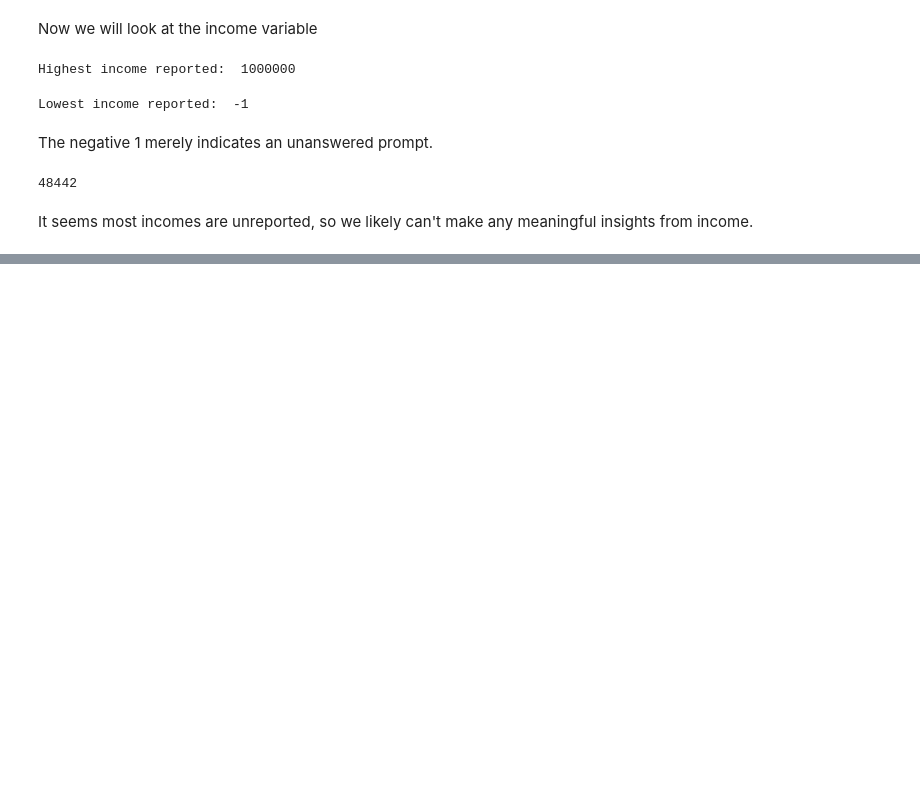
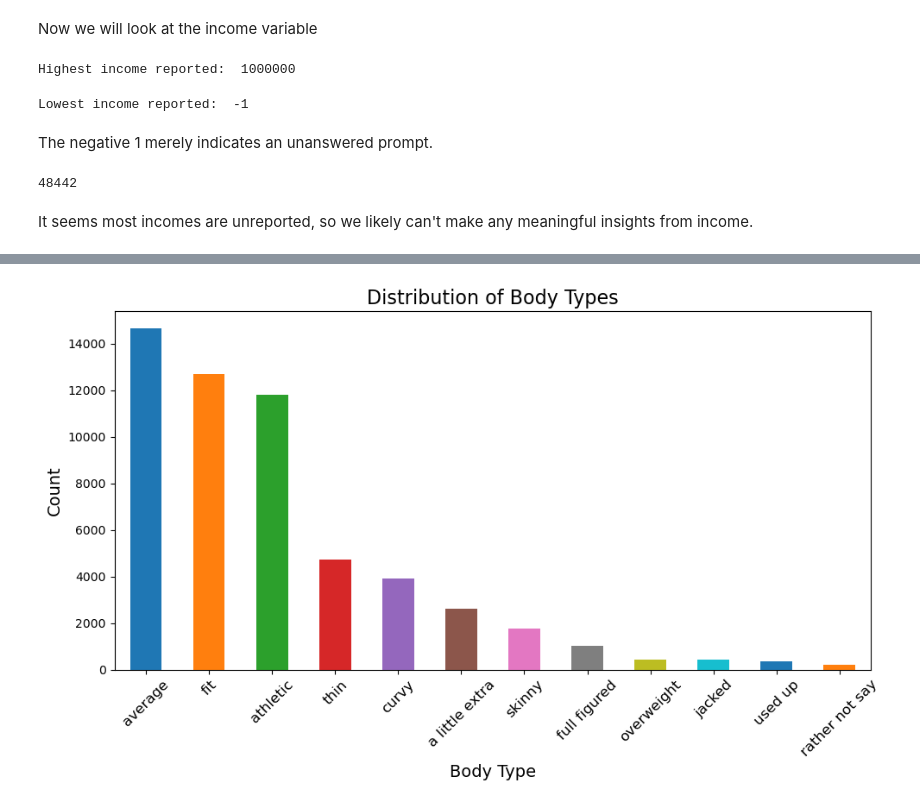
Before and after one commit to Kyloni417/OkCupid-Date-a-Scientist, a Jupyter notebook: date-a-scientist.ipynb, the cells around one changed output, grey strips where cells are left out. Saved outputs shown, nothing was run; the diff lists cells and outputs as text; code cells hidden in the pictures; blank space fills up the shorter version.

```diff
--- a/date-a-scientist.ipynb
+++ b/date-a-scientist.ipynb
@@ -220,0 +274,13 @@ plot_positive_incomes(profiles)
+# %%
+body_type_counts = profiles['body_type'].value_counts()
+
+plt.figure(figsize=(10, 6))
+body_type_counts.plot(kind='bar', color=plt.cm.tab10.colors)
+plt.title('Distribution of Body Types', fontsize=16)
+plt.xlabel('Body Type', fontsize=14)
+plt.ylabel('Count', fontsize=14)
+plt.xticks(rotation=45, fontsize=12)
+plt.tight_layout()
+plt.show()
+# %% [output]
+[figure, added]
```
Also changed, not shown: parts of 9 cells of this notebook.
